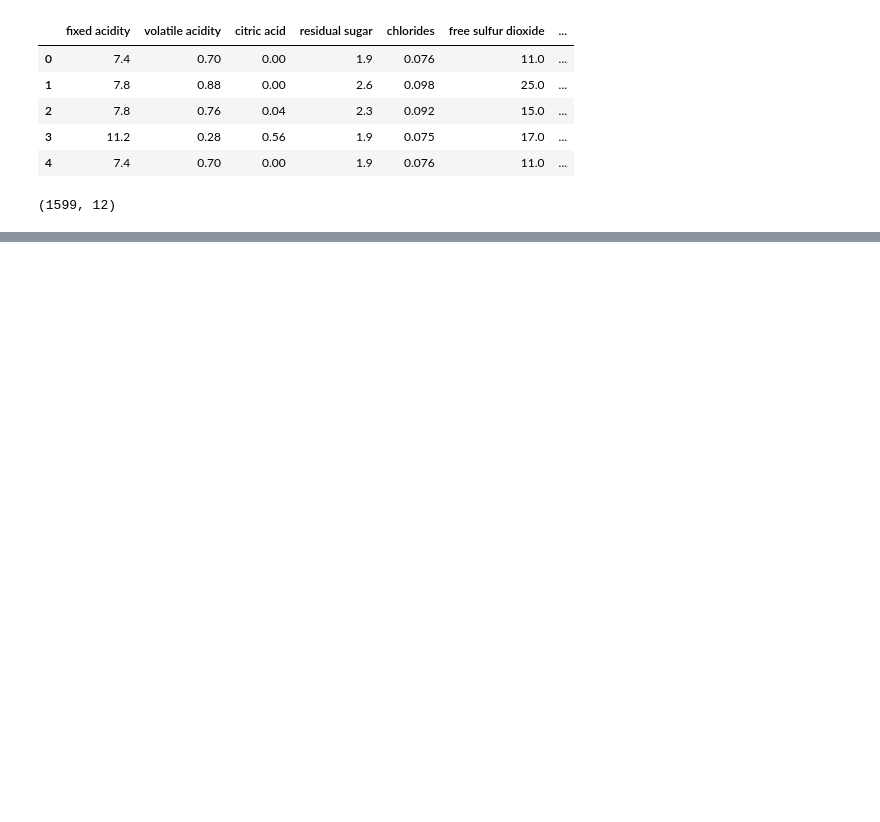
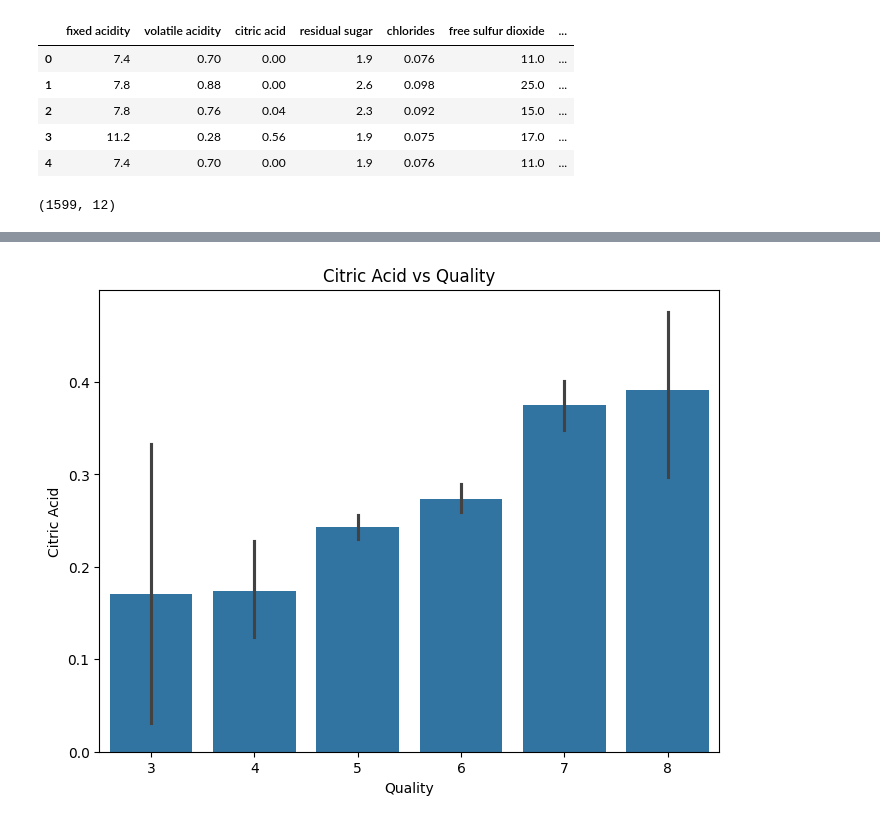
Before and after one commit to SamrithaaJeeva/Wine-Quality-Prediction, a Jupyter notebook: Wine_quality_prediction.ipynb, the cells around one changed output, grey strips where cells are left out. Drawn from its saved outputs; the diff is of its cells as text; code cells hidden in the pictures; blank space fills up the shorter version.

```diff
--- a/Wine_quality_prediction.ipynb
+++ b/Wine_quality_prediction.ipynb
@@ -26,0 +97,14 @@ wine_dataset.shape
+# %%
+# Creating the plot
+plt.figure(figsize=(8,6))
+sns.barplot(x='quality', y='citric acid', data=wine_dataset)
+
+# Adding title and labels
+plt.title('Citric Acid vs Quality')
+plt.xlabel('Quality')
+plt.ylabel('Citric Acid')
+
+# Show the plot
+plt.show()
+# %% [output]
+[figure, added]
```
Also changed, not shown: parts of 8 cells of this notebook.
